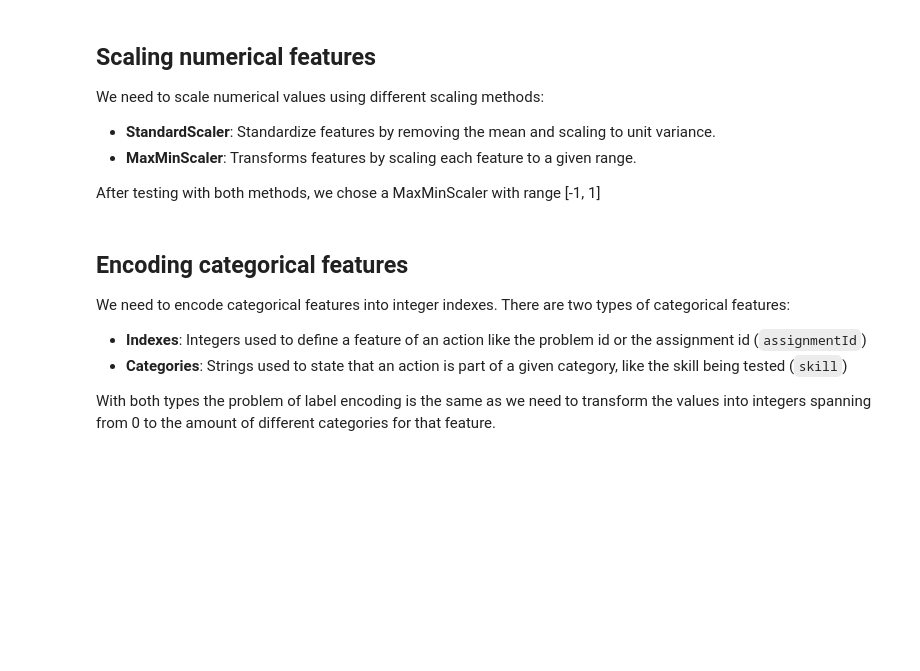
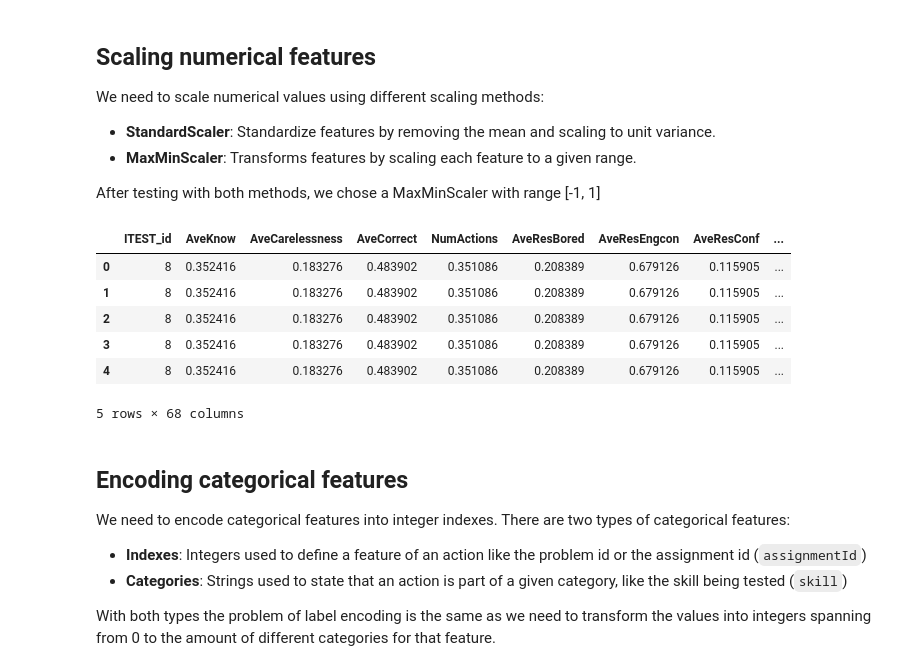
Before and after one commit to darioAnongba/ASSIStments-Competition, a Jupyter notebook: Data_Preprocessing.ipynb, the cells around one changed output. Drawn from its saved outputs; the diff is of its cells as text; code cells hidden in the pictures; blank space fills up the shorter version.

```diff
--- a/Data_Preprocessing.ipynb
+++ b/Data_Preprocessing.ipynb
@@ -115,10 +126,19 @@ We need to scale numerical values using different scaling methods:
 
 After testing with both methods, we chose a MaxMinScaler with range [-1, 1]
 # %%
-scaler = MinMaxScaler((-1, 1))
+#scaler = MinMaxScaler((-1, 1))
+scaler = StandardScaler()
 numerical_features = list(numerical_features)
 student_logs[numerical_features] = scaler.fit_transform(student_logs[numerical_features])
 student_logs.head()
+# %% [output]
+|  | ITEST_id | AveKnow | AveCarelessness | AveCorrect | NumActions | AveResBored | AveResEngcon | AveResConf | ... |
+| 0 | 8 | 0.352416 | 0.183276 | 0.483902 | 0.351086 | 0.208389 | 0.679126 | 0.115905 | ... |
+| 1 | 8 | 0.352416 | 0.183276 | 0.483902 | 0.351086 | 0.208389 | 0.679126 | 0.115905 | ... |
+| 2 | 8 | 0.352416 | 0.183276 | 0.483902 | 0.351086 | 0.208389 | 0.679126 | 0.115905 | ... |
+| 3 | 8 | 0.352416 | 0.183276 | 0.483902 | 0.351086 | 0.208389 | 0.679126 | 0.115905 | ... |
+| 4 | 8 | 0.352416 | 0.183276 | 0.483902 | 0.351086 | 0.208389 | 0.679126 | 0.115905 | ... |
+5 rows × 68 columns
 # %% [markdown]
 ## Encoding categorical features
 
```
Also changed, not shown: parts of 11 cells of this notebook, 2 other files.
